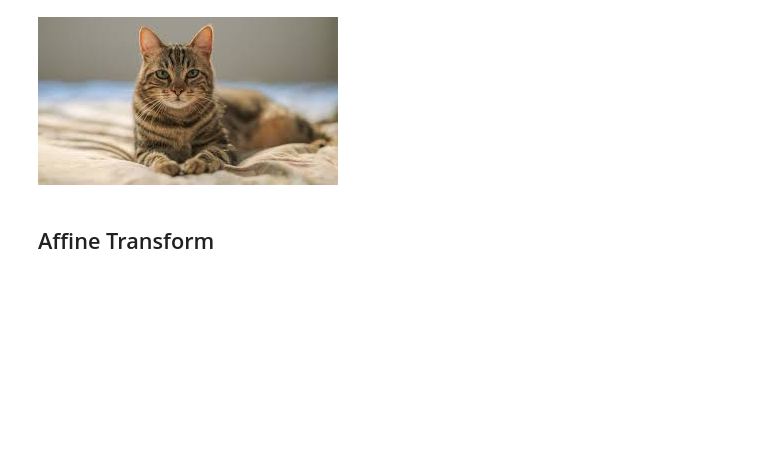
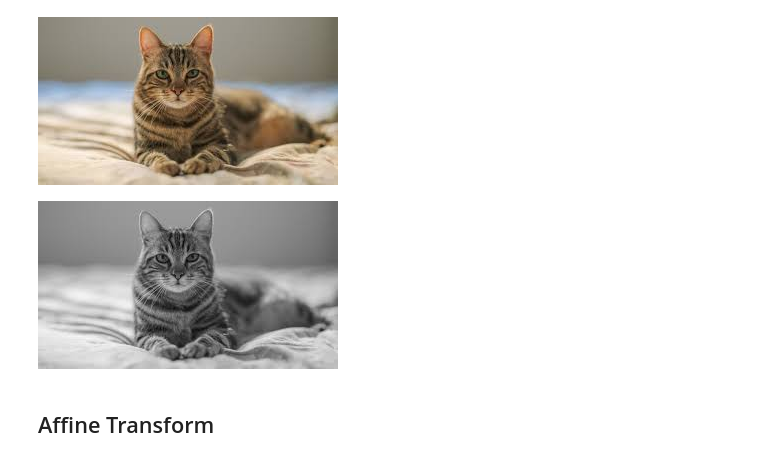
Before and after one commit to ekramasif/Basic-Computer-Vision, a Jupyter notebook: Image_Analysis.ipynb, the cells around one changed output. Drawn from its saved outputs; the diff is of its cells as text; code cells hidden in the pictures; blank space fills up the shorter version.

```diff
--- a/Image_Analysis.ipynb
+++ b/Image_Analysis.ipynb
@@ -21,6 +21,12 @@ cv2_imshow(img)
 height,width = img.shape[:2]
 # %% [output]
 [figure]
+# %%
+gimg = cv2.imread("/content/drive/MyDrive/Datasets/img2.jpg", 0)
+cv2_imshow(gimg)
+height,width = img.shape[:2]
+# %% [output]
+[figure, added]
 # %% [markdown]
 ## Affine Transform
 # %%
```
Also changed, not shown: parts of 1 cell of this notebook.
